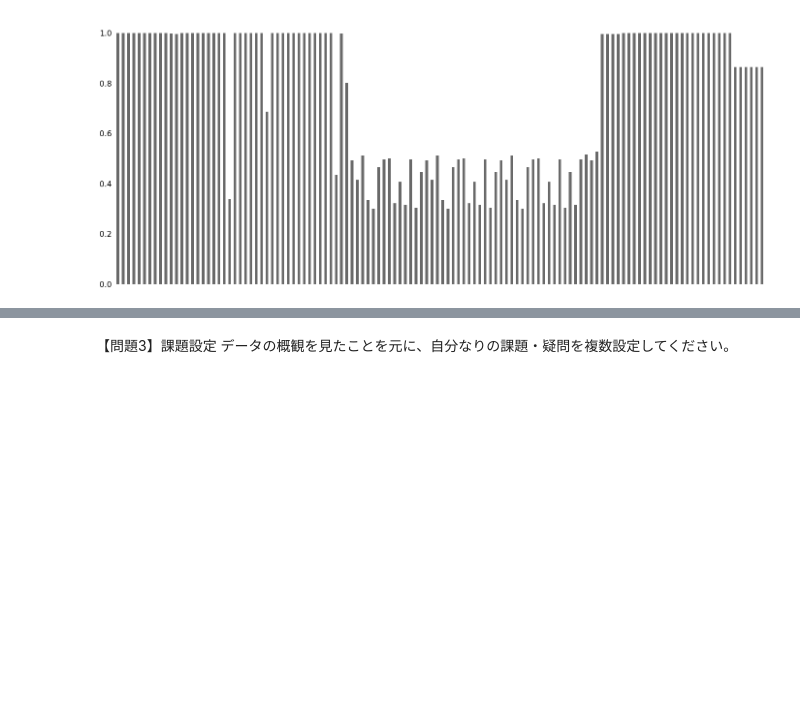
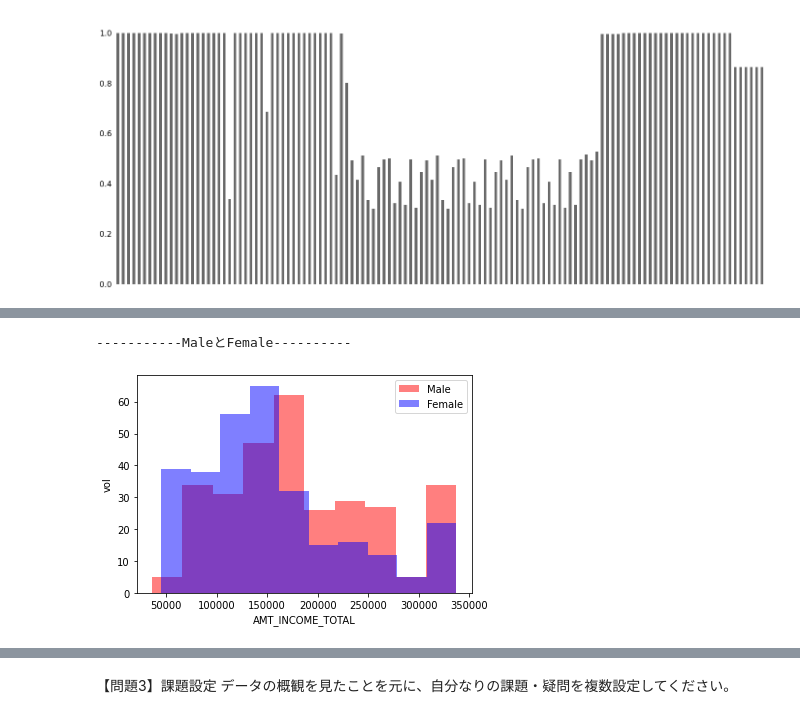
Before and after one commit to white2021mtf/diveintocode-ml, a Jupyter notebook: Credit_information_analysis.ipynb, the cells around one changed output, grey strips where cells are left out. Drawn from its saved outputs; the diff is of its cells as text; code cells hidden in the pictures; blank space fills up the shorter version.

```diff
--- a/Credit_information_analysis.ipynb
+++ b/Credit_information_analysis.ipynb
@@ -149,0 +220,6 @@ Length: 122, dtype: int64
+# %%
+plt_hist('AMT_INCOME_TOTAL')
+#収入は女性の方が少ない人が若干多い傾向がある
+# %% [output]
+-----------MaleとFemale----------
+[figure, added]
```
Also changed, not shown: parts of 9 cells of this notebook.
